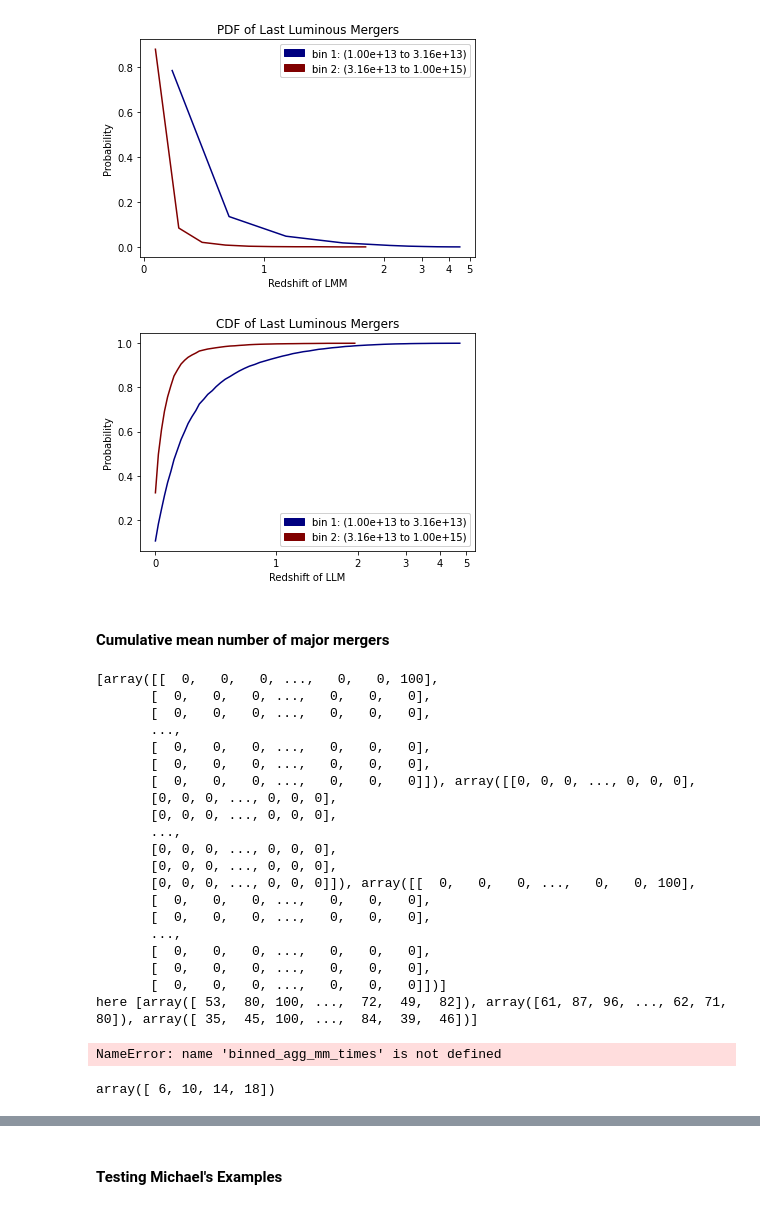
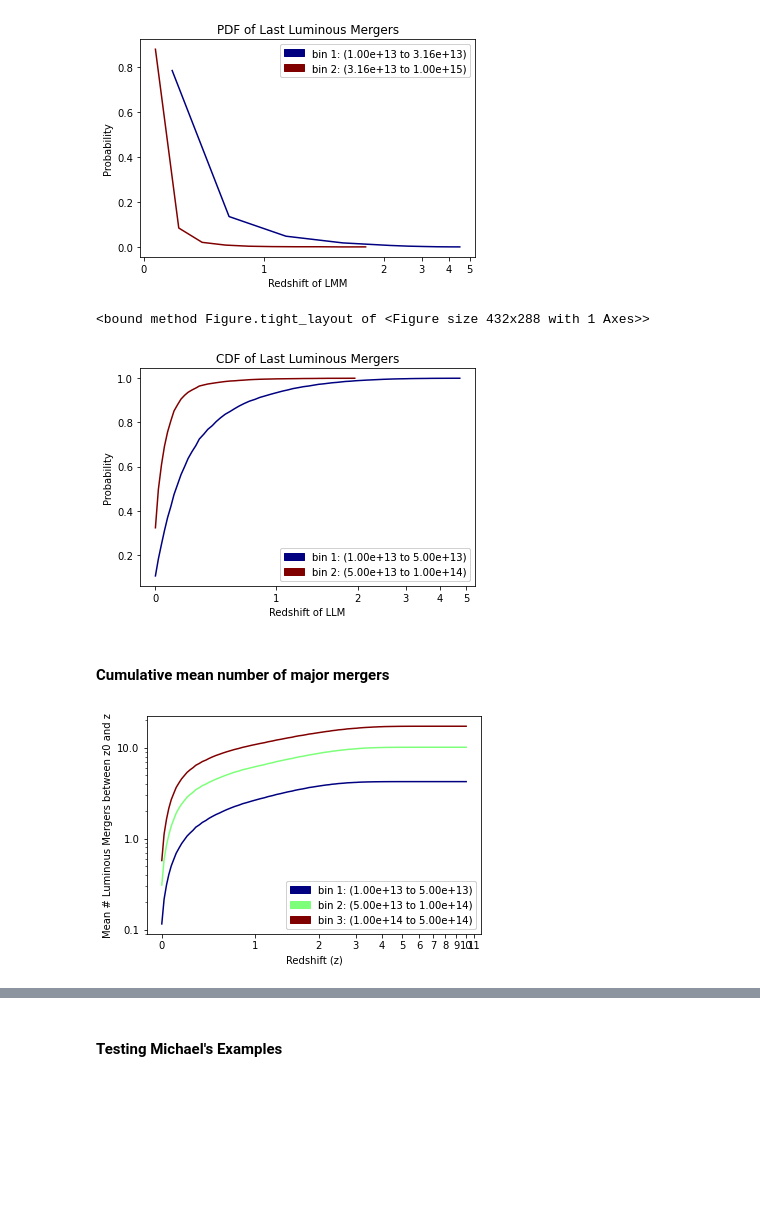
Before and after one commit to acossairt/fossil_groups, a Jupyter notebook: Haccytrees.ipynb, the cells around one changed output, grey strips where cells are left out. Drawn from its saved outputs; the diff is of its cells as text; code cells hidden in the pictures; blank space fills up the shorter version.

Commit message:
found fossil groups (maybe?)

```diff
--- a/Haccytrees.ipynb
+++ b/Haccytrees.ipynb
@@ -367,7 +368,9 @@ fig, ax = help_func_haccytrees.plot_LMMs(binned_lmms, bins = mbins, x_axis = xax
 fig.savefig("haccy_pdf_llms_absolute.png")
 # %%
 fig,ax = help_func_haccytrees.plot_CDF(binned_lmms, bins = mbins)
+fig.tight_layout
 # %% [output]
+<bound method Figure.tight_layout of <Figure size 432x288 with 1 Axes>>
 [figure]
 # %%
 fig.savefig("haccy_cdf_llms_absolute.png")
@@ -375,49 +378,13 @@ fig.savefig("haccy_cdf_llms_absolute.png")
 #### Cumulative mean number of major mergers
 # %%
 mbins = [1e13, 5e13, 1e14, 5e14] #[10**11.5, 10**12.5, 10**13.5, 10**14.5]
-absolute_threshold = False
-threshold = 0.3
+absolute_threshold = True
+threshold = 5e11
 target_idx = help_func_haccytrees.bin_halos(forest, mbins)
 binned_mainbranch_index, binned_mainbranch_masses = help_func_haccytrees.get_binned_branches(target_idx, forest)
 binned_mainbranch_mergers = help_func_haccytrees.get_binned_mainbranch_mergers(forest, progenitor_array, binned_mainbranch_index, absolute_threshold)
 binned_major_mergers = help_func_haccytrees.get_binned_major_mergers(binned_mainbranch_mergers, threshold)
-binned_mm_times, binned_agg_mm_times = help_func_haccytrees.get_binned_merger_times(forest, binned_major_mergers, binned_mainbranch_index)
-print(binned_mm_times)
-print("here", binned_agg_mm_times)
-#binned_avgs = help_func.binned_avg_cum_maj_mergers(binned_maj_merger_times, redshifts, forest_table)
-#help_func.plot_mean_num_mms(binned_avgs, small_bins, redshifts)
+binned_avg_cum_mms = help_func_haccytrees.long_calc_binned_avg_cum_mms(binned_major_mergers)
+fig, ax = help_func_haccytrees.plot_cum_mms(binned_avg_cum_mms, mbins)
 # %% [output]
-[array([[  0,   0,   0, ...,   0,   0, 100],
-       [  0,   0,   0, ...,   0,   0,   0],
-       [  0,   0,   0, ...,   0,   0,   0],
-       ...,
-       [  0,   0,   0, ...,   0,   0,   0],
-       [  0,   0,   0, ...,   0,   0,   0],
-       [  0,   0,   0, ...,   0,   0,   0]]), array([[0, 0, 0, ..., 0, 0, 0],
-       [0, 0, 0, ..., 0, 0, 0],
-       [0, 0, 0, ..., 0, 0, 0],
-       ...,
-       [0, 0, 0, ..., 0, 0, 0],
-       [0, 0, 0, ..., 0, 0, 0],
-       [0, 0, 0, ..., 0, 0, 0]]), array([[  0,   0,   0, ...,   0,   0, 100],
-       [  0,   0,   0, ...,   0,   0,   0],
-       [  0,   0,   0, ...,   0,   0,   0],
-       ...,
-       [  0,   0,   0, ...,   0,   0,   0],
-       [  0,   0,   0, ...,   0,   0,   0],
-       [  0,   0,   0, ...,   0,   0,   0]])]
-here [array([ 53,  80, 100, ...,  72,  49,  82]), array([61, 87, 96, ..., 62, 71, 80]), array([ 35,  45, 100, ...,  84,  39,  46])]
+[figure, added]
-# %%
-sorted = np.sort(binned_agg_mm_times[0])
-print(sorted)
-print(groupby(sorted))
-groups = groupby(sorted)
-#or key, value in groups:
-    #print(key)
-    #print(value)
-# %% [output]
-NameError: name 'binned_agg_mm_times' is not defined
-# %%
-np.add.reduceat(np.arange(8),[0,4, 1,5, 2,6, 3,7])[::2]
-# %% [output]
-array([ 6, 10, 14, 18])
```
Also changed, not shown: parts of 27 cells of this notebook, 8 other files.
